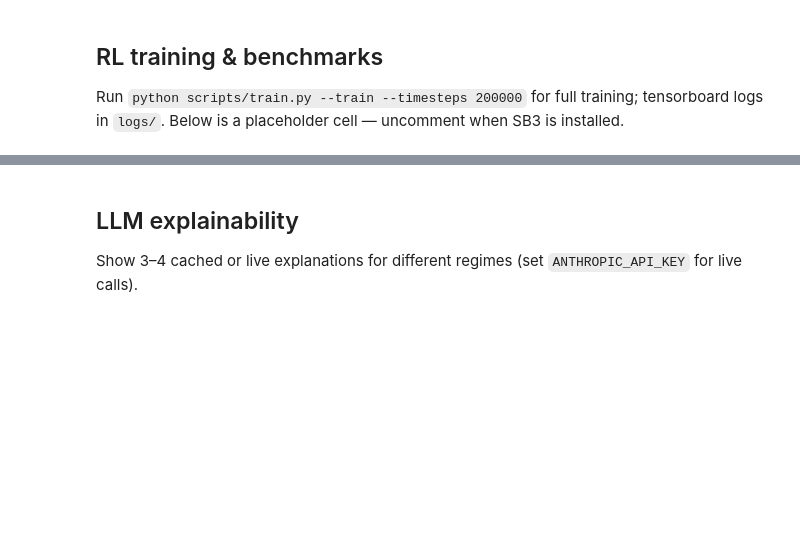
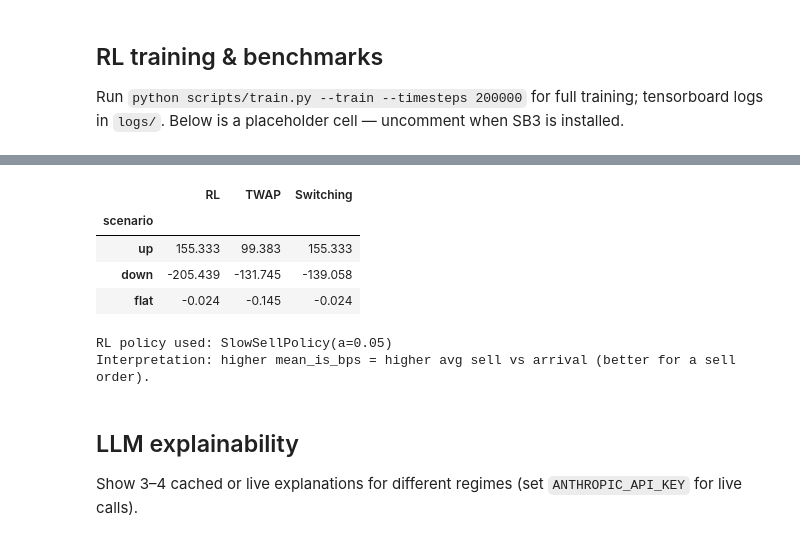
Before and after one commit to KirikPapka/quantfin_exeter, a Jupyter notebook: notebooks/main_notebook.ipynb, the cells around one changed output, grey strips where cells are left out. Cells and saved outputs as stored; diff of their text form; code cells hidden in the pictures; blank space fills up the shorter version.

Commit message:
implemented model switching

```diff
--- a/notebooks/main_notebook.ipynb
+++ b/notebooks/main_notebook.ipynb
@@ -126,3 +138,81 @@ Run `python scripts/train.py --train --timesteps 200000` for full training; tens
+# %%
+from pathlib import Path
+
+import numpy as np
+import pandas as pd
+
+from src.rl_agent import evaluate_agent
+from src.scenario_paths import synthetic_panel
+from src.switching_policy import SwitchingPolicy, TWAPPolicy, primary_if_trend_up
+from src.trading_env import OptimalExecutionEnv
+
+class SlowSellPolicy:
+    """Simple proxy policy (used only if no SB3 zip is found)."""
+    def __init__(self, a: float = 0.05) -> None:
+        self.a = float(a)
+
+    def predict(self, obs, deterministic: bool = False):  # noqa: ANN001
+        return np.array([self.a], dtype=np.float32), None
+
+
+def load_sb3_model_if_available(root: Path):
+    models_dir = root / "models"
+    zips = sorted(models_dir.glob("*.zip")) if models_dir.exists() else []
+    if not zips:
+        return None, "SlowSellPolicy(a=0.05)"
+    try:
+        from stable_baselines3 import PPO, SAC  # noqa: WPS433
+    except Exception:  # noqa: BLE001
+        return None, "SlowSellPolicy(a=0.05)  (stable_baselines3 not installed)"
+    p = zips[-1]
+    for cls in (PPO, SAC):
+        try:
+            return cls.load(str(p)), f"{cls.__name__}.load({p.name})"
+        except Exception:  # noqa: BLE001
+            continue
+    return None, "SlowSellPolicy(a=0.05)  (could not load model zip)"
+
+
+rl_policy, rl_label = load_sb3_model_if_available(ROOT)
+if rl_policy is None:
+    rl_policy = SlowSellPolicy(a=0.05)
+
+T = 10
+N_EP = 80
+
+def eval_three(kind: str) -> dict:
+    df = synthetic_panel(kind, n=120, step=0.25)
+    env = OptimalExecutionEnv(df, T=T, resample=True, seed=SEED)
+    twap = TWAPPolicy(T=T, order_start_bar=0)
+    switch = SwitchingPolicy(
+        primary=rl_policy,
+        fallback=twap,
+        decide=primary_if_trend_up(pva_threshold=0.0),
+    )
+    return {
+        "RL": evaluate_agent(rl_policy, env, n_episodes=N_EP, seed=SEED)["mean_is_bps"],
+        "TWAP": evaluate_agent(twap, env, n_episodes=N_EP, seed=SEED)["mean_is_bps"],
+        "Switching": evaluate_agent(switch, env, n_episodes=N_EP, seed=SEED)["mean_is_bps"],
+    }
+
+rows = []
+for kind in ("up", "down", "flat"):
+    r = eval_three(kind)
+    r["scenario"] = kind
+    rows.append(r)
+
+report = pd.DataFrame(rows).set_index("scenario").round(3)
+display(report)
+print("RL policy used:", rl_label)
+print("Interpretation: higher mean_is_bps = higher avg sell vs arrival (better for a sell order).")
+# %% [output]
+|  | RL | TWAP | Switching |
+| scenario |  |  |  |
+| up | 155.333 | 99.383 | 155.333 |
+| down | -205.439 | -131.745 | -139.058 |
+| flat | -0.024 | -0.145 | -0.024 |
+RL policy used: SlowSellPolicy(a=0.05)
+Interpretation: higher mean_is_bps = higher avg sell vs arrival (better for a sell order).
 # %% [markdown]
 ## LLM explainability
 
```
Also changed, not shown: parts of 4 cells of this notebook, 4 other files.
